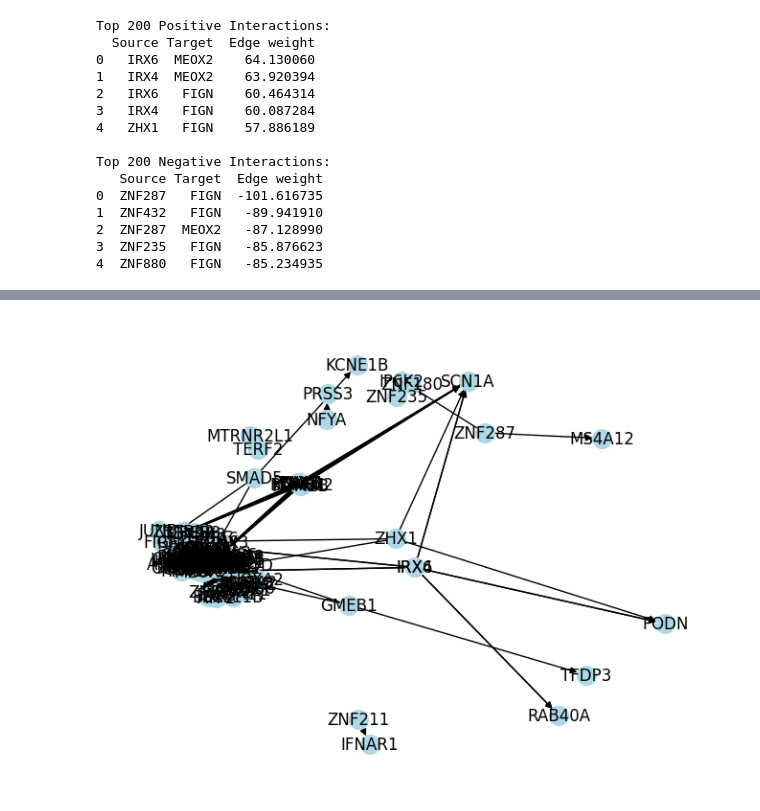
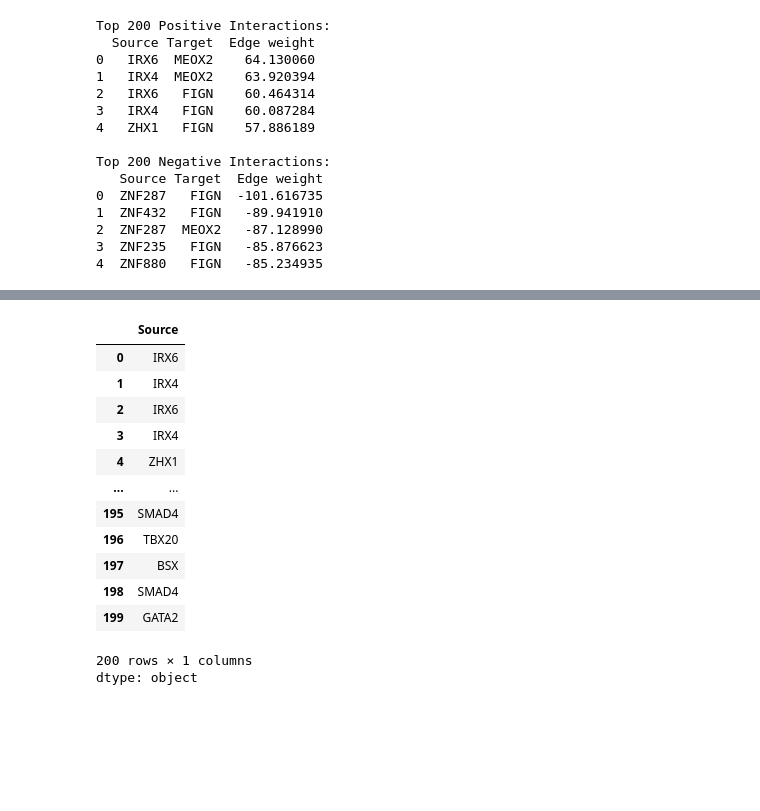
Before and after one commit to Guliko24/NetZoo_network, a Jupyter notebook: GRN_6.ipynb, the cells around one changed output, grey strips where cells are left out. Saved outputs shown, nothing was run; the diff lists cells and outputs as text; code cells hidden in the pictures; blank space fills up the shorter version.

```diff
--- a/GRN_6.ipynb
+++ b/GRN_6.ipynb
@@ -435,19 +399,20 @@ plt.show()
-# %%
-import matplotlib.pyplot as plt
-
-# Set a layout for the graph
-pos = nx.spring_layout(G_positive)
-
-# Draw the graph
-nx.draw(G_positive, pos, with_labels=True, node_size=200, node_color="lightblue")
-
-# Draw edge labels to show weights
-edge_labels = nx.get_edge_attributes(G_positive, 'weight')
-nx.draw_networkx_edge_labels(G_positive, pos, edge_labels=edge_labels)
-
-plt.show()
-# %% [output]
-[figure, removed]
+# %%
+top_200_positive_df["Source"]
+# %% [output]
+|  | Source |
+| 0 | IRX6 |
+| 1 | IRX4 |
+| 2 | IRX6 |
+| 3 | IRX4 |
+| 4 | ZHX1 |
+| ... | ... |
+| 195 | SMAD4 |
+| 196 | TBX20 |
+| 197 | BSX |
+| 198 | SMAD4 |
+| 199 | GATA2 |
+200 rows × 1 columns
+dtype: object
 # %%
 import matplotlib.pyplot as plt
 import networkx as nx
```
Also changed, not shown: parts of 7 cells of this notebook.
